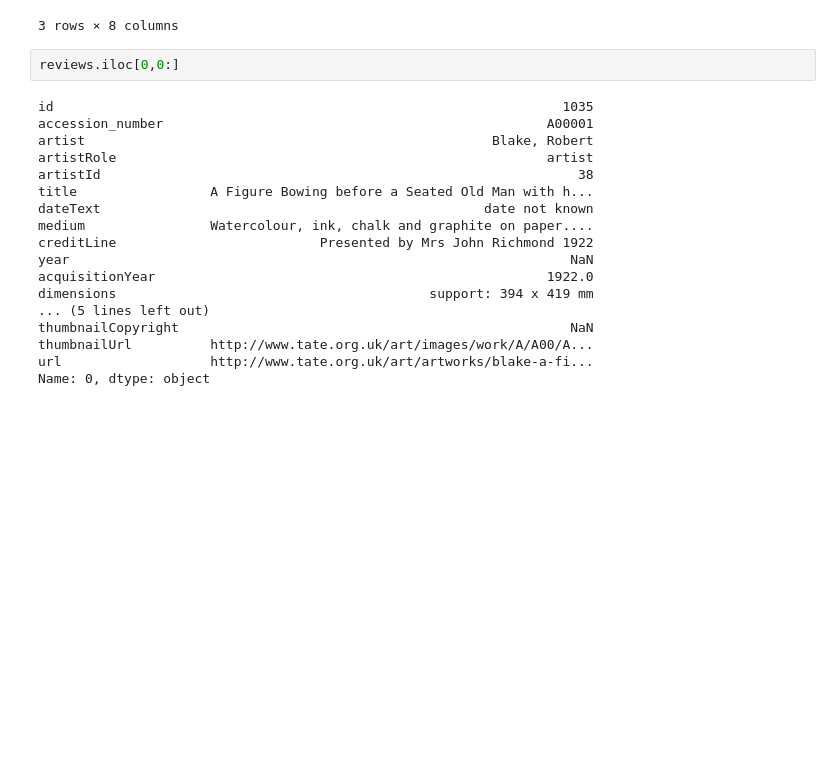
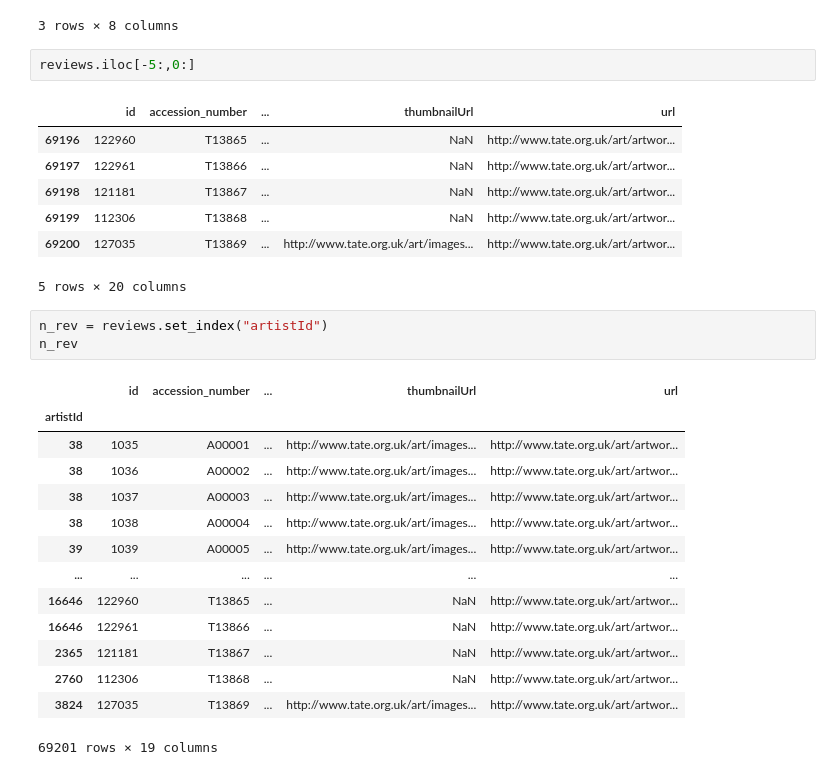
Before and after one commit to Kinetics20/Data_Science_notes, a Jupyter notebook: notebooks/kaggle/winemag.ipynb, the cells around one changed output. Cells and saved outputs as stored; diff of their text form; blank space fills up the shorter version.

```diff
--- a/notebooks/kaggle/winemag.ipynb
+++ b/notebooks/kaggle/winemag.ipynb
@@ -174,22 +189,30 @@ reviews.loc[[0,3,150],'artist': 'year']
 | 150 | Callow, William | artist | ... | Purchased 1912 | 1844 |
 3 rows × 8 columns
 # %%
-reviews.iloc[0,0:]
+reviews.iloc[-5:,0:]
 # %% [output]
+|  | id | accession_number | ... | thumbnailUrl | url |
+| 69196 | 122960 | T13865 | ... | NaN | http://www.tate.org.uk/art/artwor... |
+| 69197 | 122961 | T13866 | ... | NaN | http://www.tate.org.uk/art/artwor... |
+| 69198 | 121181 | T13867 | ... | NaN | http://www.tate.org.uk/art/artwor... |
+| 69199 | 112306 | T13868 | ... | NaN | http://www.tate.org.uk/art/artwor... |
+| 69200 | 127035 | T13869 | ... | http://www.tate.org.uk/art/images... | http://www.tate.org.uk/art/artwor... |
-id                                                                 1035
-accession_number                                                 A00001
-artist                                                    Blake, Robert
-artistRole                                                       artist
-artistId                                                             38
-title                 A Figure Bowing before a Seated Old Man with h...
-dateText                                                 date not known
-medium                Watercolour, ink, chalk and graphite on paper....
-creditLine                          Presented by Mrs John Richmond 1922
-year                                                                NaN
-acquisitionYear                                                  1922.0
-dimensions                                        support: 394 x 419 mm
-... (5 lines left out)
-thumbnailCopyright                                                  NaN
-thumbnailUrl          http://www.tate.org.uk/art/images/work/A/A00/A...
-url                   http://www.tate.org.uk/art/artworks/blake-a-fi...
-Name: 0, dtype: object
+5 rows × 20 columns
+# %%
+n_rev = reviews.set_index("artistId")
+n_rev
+# %% [output]
+|  | id | accession_number | ... | thumbnailUrl | url |
+| artistId |  |  |  |  |  |
+| 38 | 1035 | A00001 | ... | http://www.tate.org.uk/art/images... | http://www.tate.org.uk/art/artwor... |
+| 38 | 1036 | A00002 | ... | http://www.tate.org.uk/art/images... | http://www.tate.org.uk/art/artwor... |
+| 38 | 1037 | A00003 | ... | http://www.tate.org.uk/art/images... | http://www.tate.org.uk/art/artwor... |
+| 38 | 1038 | A00004 | ... | http://www.tate.org.uk/art/images... | http://www.tate.org.uk/art/artwor... |
+| 39 | 1039 | A00005 | ... | http://www.tate.org.uk/art/images... | http://www.tate.org.uk/art/artwor... |
+| ... | ... | ... | ... | ... | ... |
+| 16646 | 122960 | T13865 | ... | NaN | http://www.tate.org.uk/art/artwor... |
+| 16646 | 122961 | T13866 | ... | NaN | http://www.tate.org.uk/art/artwor... |
+| 2365 | 121181 | T13867 | ... | NaN | http://www.tate.org.uk/art/artwor... |
+| 2760 | 112306 | T13868 | ... | NaN | http://www.tate.org.uk/art/artwor... |
+| 3824 | 127035 | T13869 | ... | http://www.tate.org.uk/art/images... | http://www.tate.org.uk/art/artwor... |
+69201 rows × 19 columns
```
Also changed, not shown: parts of 19 cells of this notebook, 1 other file.
